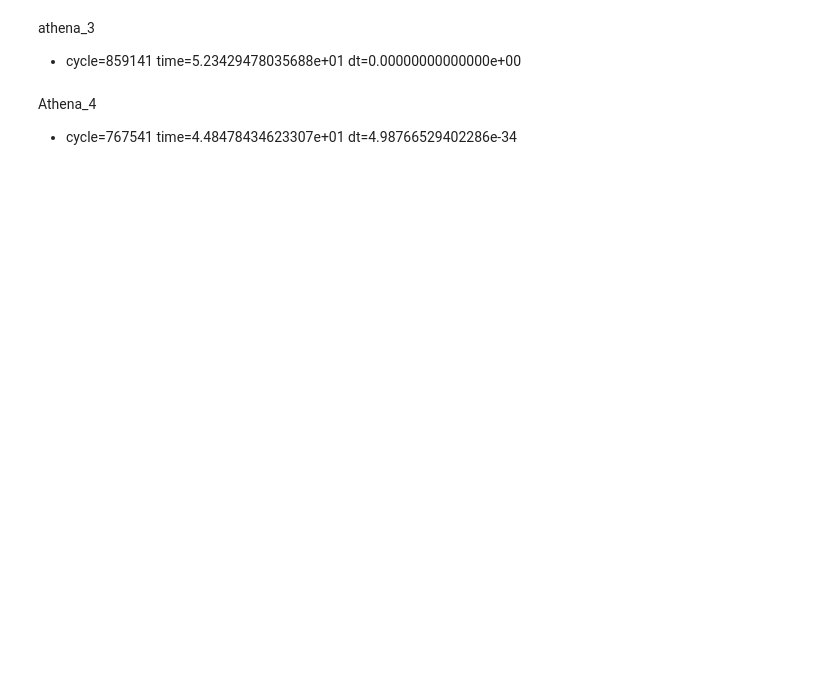
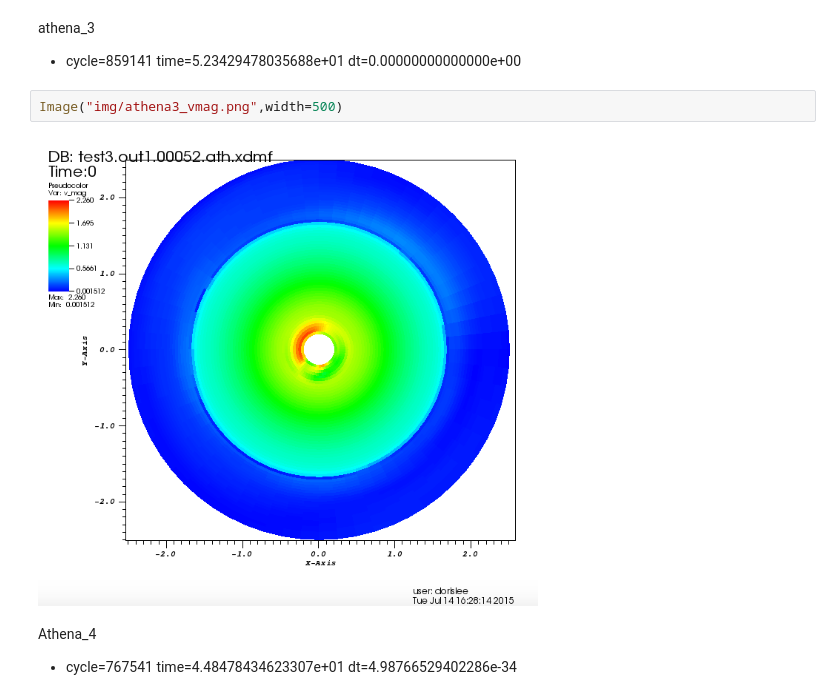
Before and after one commit to dorisjlee/usrp, a Jupyter notebook: notes/Week4/07_14_2015.ipynb, the cells around one changed output. Saved outputs shown, nothing was run; the diff lists cells and outputs as text; blank space fills up the shorter version.

```diff
--- a/notes/Week4/07_14_2015.ipynb
+++ b/notes/Week4/07_14_2015.ipynb
@@ -55,6 +71,10 @@ Athena_2
 # %% [markdown]
 athena_3
 - cycle=859141 time=5.23429478035688e+01 dt=0.00000000000000e+00
+# %%
+Image("img/athena3_vmag.png",width=500)
+# %% [output]
+[figure, added]
 # %% [markdown]
 Athena_4
 - cycle=767541 time=4.48478434623307e+01 dt=4.98766529402286e-34
```
Also changed, not shown: parts of 9 cells of this notebook, 4 other files.
